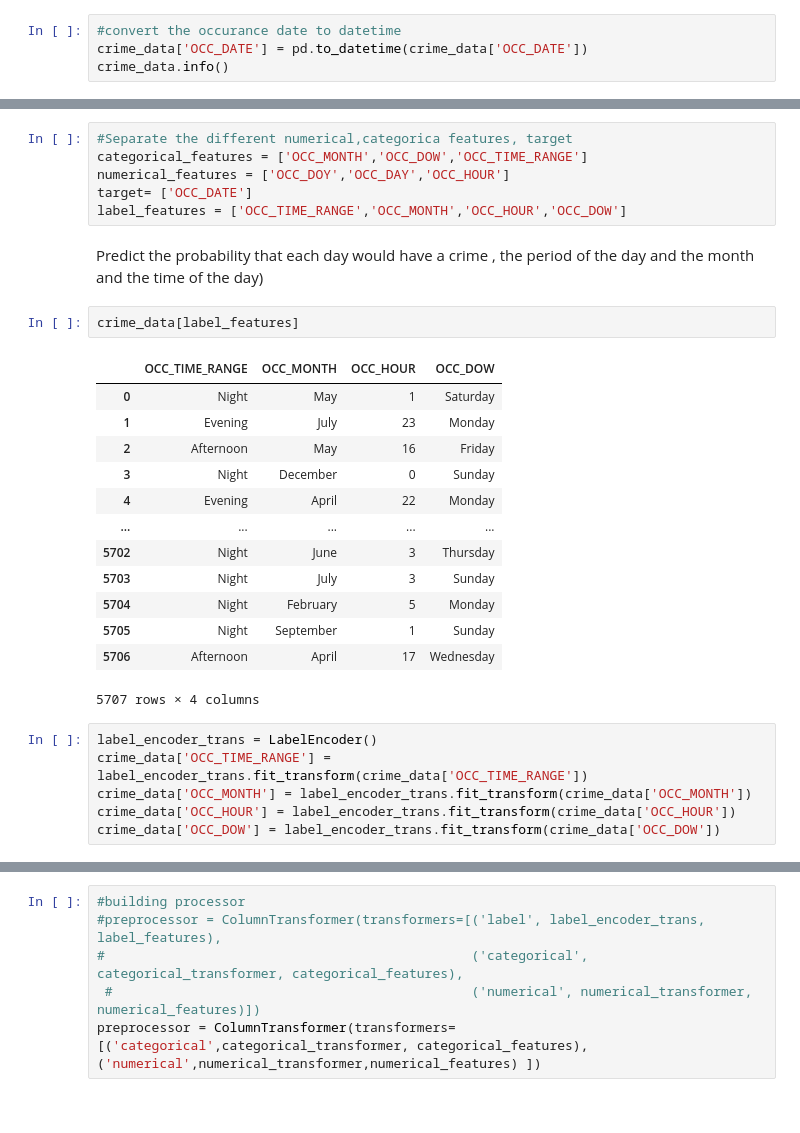
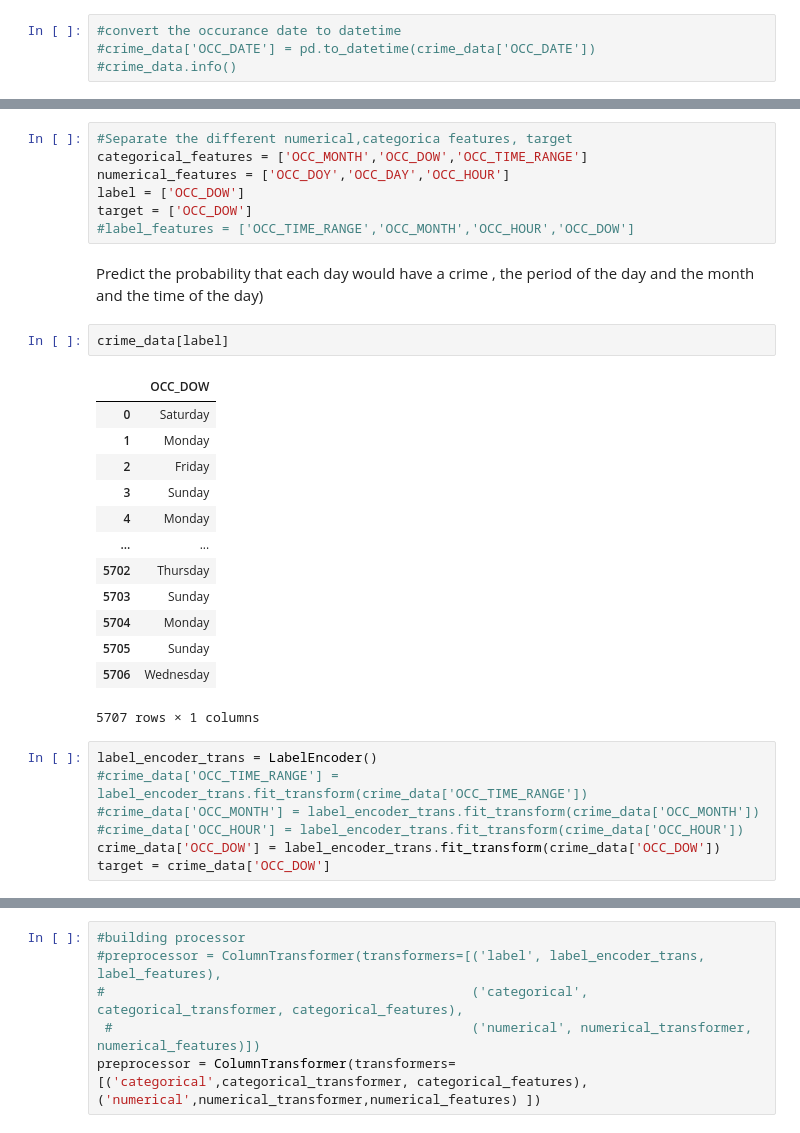
Before and after one commit to Pelumioluwa/Data-Science-Projects, a Jupyter notebook: Code /Toronto_Police_Crime_Day_Predictor.ipynb, the cells around one changed output, grey strips where cells are left out. Saved outputs shown, nothing was run; the diff lists cells and outputs as text.

Commit message:
Updates to toronto police crime day predictor

```diff
--- a/Code /Toronto_Police_Crime_Day_Predictor.ipynb
+++ b/Code /Toronto_Police_Crime_Day_Predictor.ipynb
@@ -87,8 +88,8 @@ dtypes: float64(4), int64(7), object(10)
 memory usage: 936.4+ KB
 # %%
 #convert the occurance date to datetime
-crime_data['OCC_DATE'] = pd.to_datetime(crime_data['OCC_DATE'])
-crime_data.info()
+#crime_data['OCC_DATE'] = pd.to_datetime(crime_data['OCC_DATE'])
+#crime_data.info()
 # %% [output]
 <class 'pandas.core.frame.DataFrame'>
 RangeIndex: 5707 entries, 0 to 5706
@@ -126,29 +127,31 @@ Build a pipeline to convert the dataframe
 #Separate the different numerical,categorica features, target
 categorical_features = ['OCC_MONTH','OCC_DOW','OCC_TIME_RANGE']
 numerical_features = ['OCC_DOY','OCC_DAY','OCC_HOUR']
-target= ['OCC_DATE']
-label_features = ['OCC_TIME_RANGE','OCC_MONTH','OCC_HOUR','OCC_DOW']
+label = ['OCC_DOW']
+target = ['OCC_DOW']
+#label_features = ['OCC_TIME_RANGE','OCC_MONTH','OCC_HOUR','OCC_DOW']
 # %% [markdown]
 Predict the probability that each day would have a crime , the period of the day and the month and the time of the day)
 # %%
-crime_data[label_features]
+crime_data[label]
 # %% [output]
-|  | OCC_TIME_RANGE | OCC_MONTH | OCC_HOUR | OCC_DOW |
-| 0 | Night | May | 1 | Saturday |
-| 1 | Evening | July | 23 | Monday |
-| 2 | Afternoon | May | 16 | Friday |
-| 3 | Night | December | 0 | Sunday |
-| 4 | Evening | April | 22 | Monday |
-| ... | ... | ... | ... | ... |
-| 5702 | Night | June | 3 | Thursday |
-| 5703 | Night | July | 3 | Sunday |
-| 5704 | Night | February | 5 | Monday |
-| 5705 | Night | September | 1 | Sunday |
-| 5706 | Afternoon | April | 17 | Wednesday |
+|  | OCC_DOW |
+| 0 | Saturday |
+| 1 | Monday |
+| 2 | Friday |
+| 3 | Sunday |
+| 4 | Monday |
+| ... | ... |
+| 5702 | Thursday |
+| 5703 | Sunday |
+| 5704 | Monday |
+| 5705 | Sunday |
+| 5706 | Wednesday |
-5707 rows × 4 columns
+5707 rows × 1 columns
 # %%
 label_encoder_trans = LabelEncoder()
-crime_data['OCC_TIME_RANGE'] = label_encoder_trans.fit_transform(crime_data['OCC_TIME_RANGE'])
-crime_data['OCC_MONTH'] = label_encoder_trans.fit_transform(crime_data['OCC_MONTH'])
-crime_data['OCC_HOUR'] = label_encoder_trans.fit_transform(crime_data['OCC_HOUR'])
+#crime_data['OCC_TIME_RANGE'] = label_encoder_trans.fit_transform(crime_data['OCC_TIME_RANGE'])
+#crime_data['OCC_MONTH'] = label_encoder_trans.fit_transform(crime_data['OCC_MONTH'])
+#crime_data['OCC_HOUR'] = label_encoder_trans.fit_transform(crime_data['OCC_HOUR'])
 crime_data['OCC_DOW'] = label_encoder_trans.fit_transform(crime_data['OCC_DOW'])
+target = crime_data['OCC_DOW']
```
Also changed, not shown: parts of 22 cells of this notebook.
